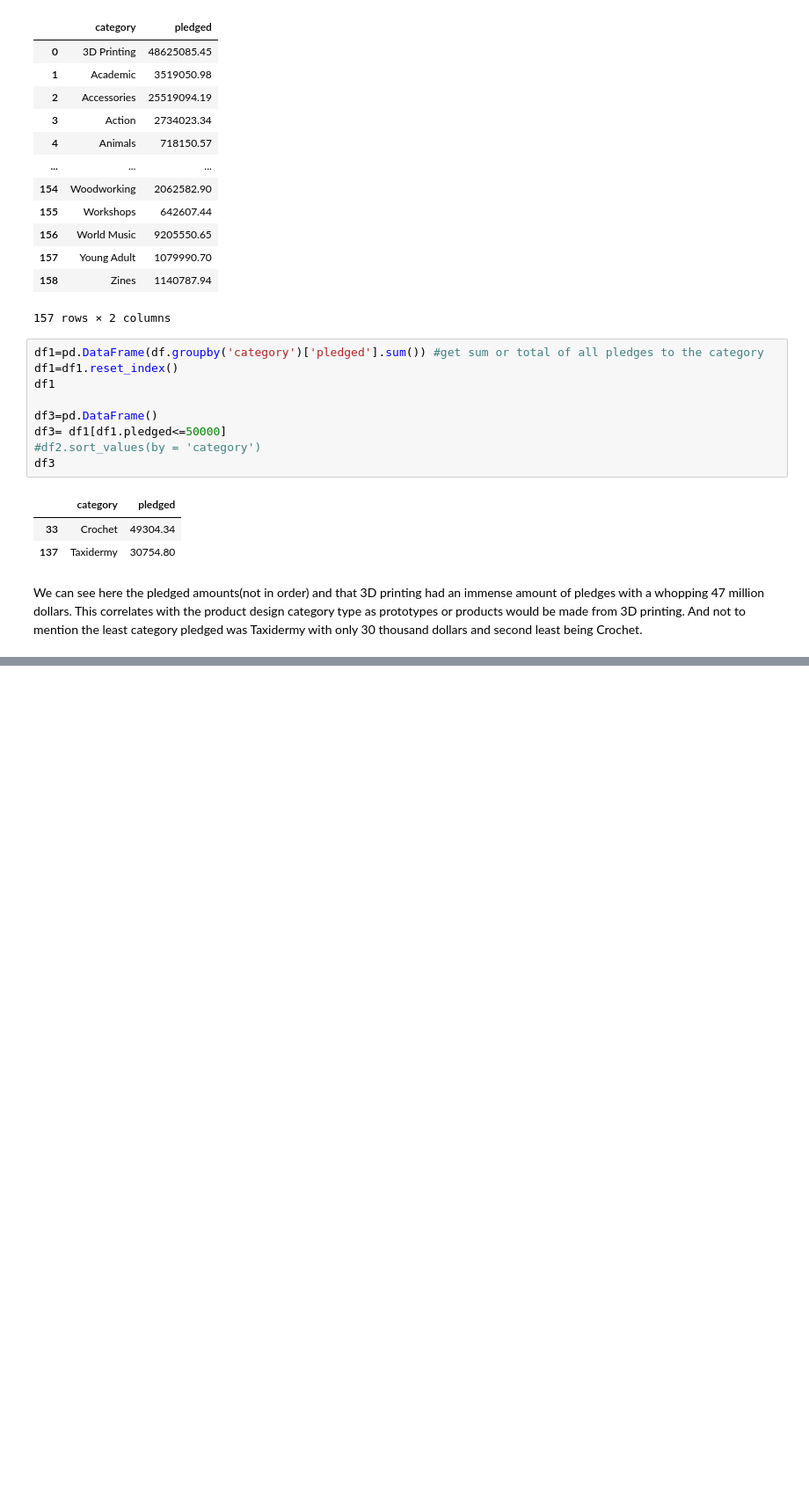
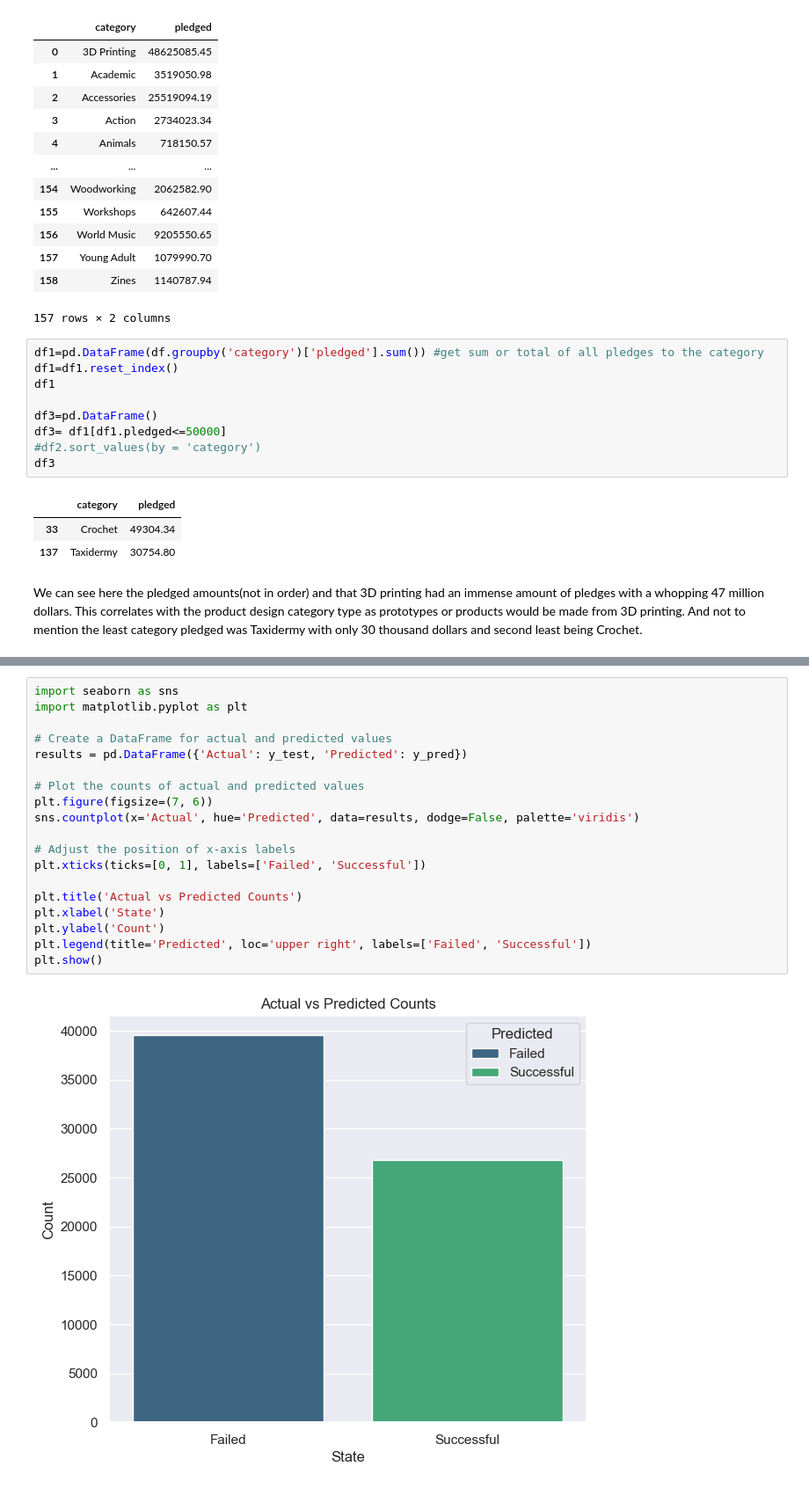
Before and after one commit to aryanagn/Funding-Trend-Navigator, a Jupyter notebook: notebooks/analysis3.ipynb, the cells around one changed output, grey strips where cells are left out. Shown at 88% size. Cells and saved outputs as stored; diff of their text form; blank space fills up the shorter version.

```diff
--- a/notebooks/analysis3.ipynb
+++ b/notebooks/analysis3.ipynb
@@ -508,0 +595,21 @@ We can see here the pledged amounts(not in order) and that 3D printing had an im
+# %%
+import seaborn as sns
+import matplotlib.pyplot as plt
+
+# Create a DataFrame for actual and predicted values
+results = pd.DataFrame({'Actual': y_test, 'Predicted': y_pred})
+
+# Plot the counts of actual and predicted values
+plt.figure(figsize=(7, 6))
+sns.countplot(x='Actual', hue='Predicted', data=results, dodge=False, palette='viridis')
+
+# Adjust the position of x-axis labels
+plt.xticks(ticks=[0, 1], labels=['Failed', 'Successful'])
+
+plt.title('Actual vs Predicted Counts')
+plt.xlabel('State')
+plt.ylabel('Count')
+plt.legend(title='Predicted', loc='upper right', labels=['Failed', 'Successful'])
+plt.show()
+# %% [output]
+[figure, added]
```
Also changed, not shown: parts of 5 cells of this notebook.
